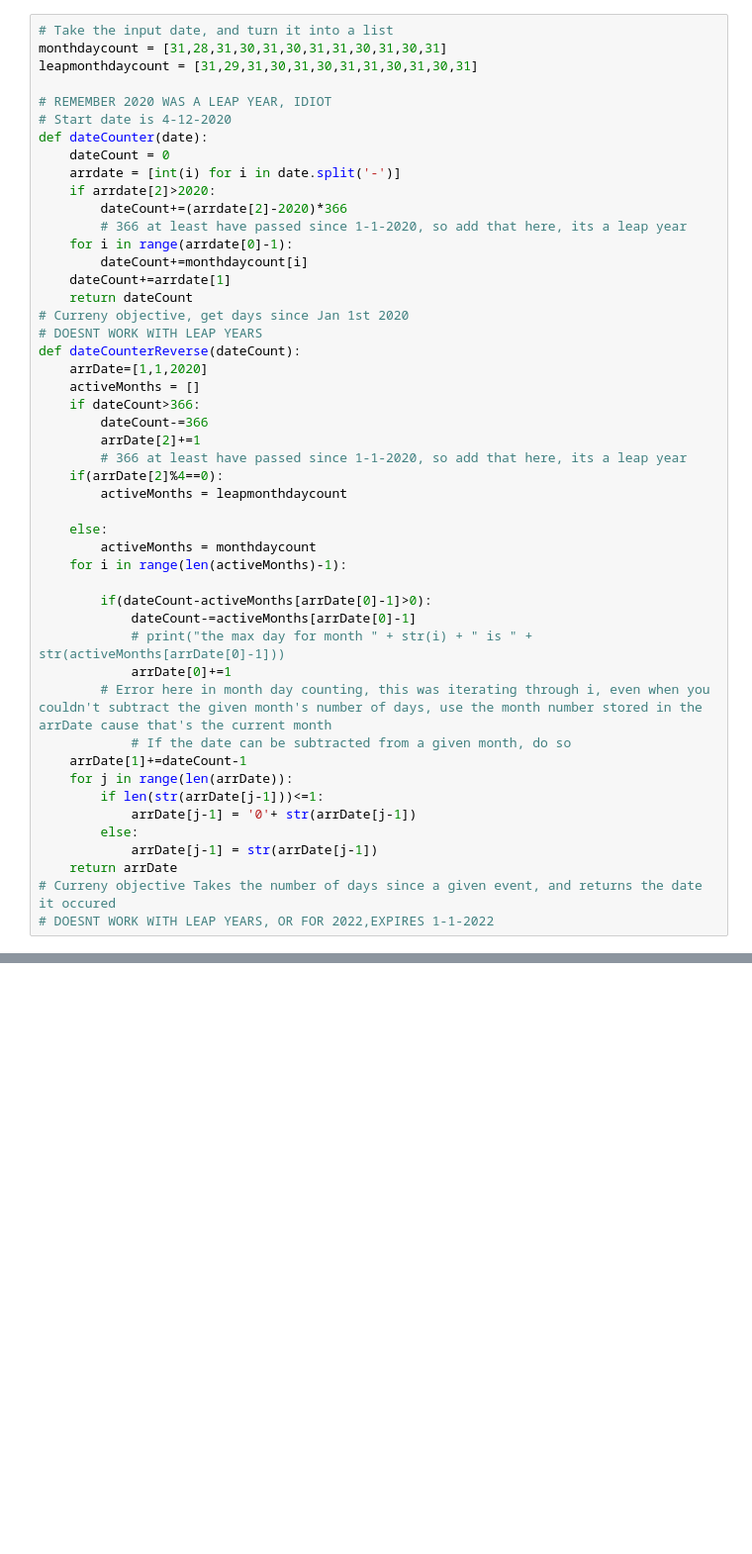
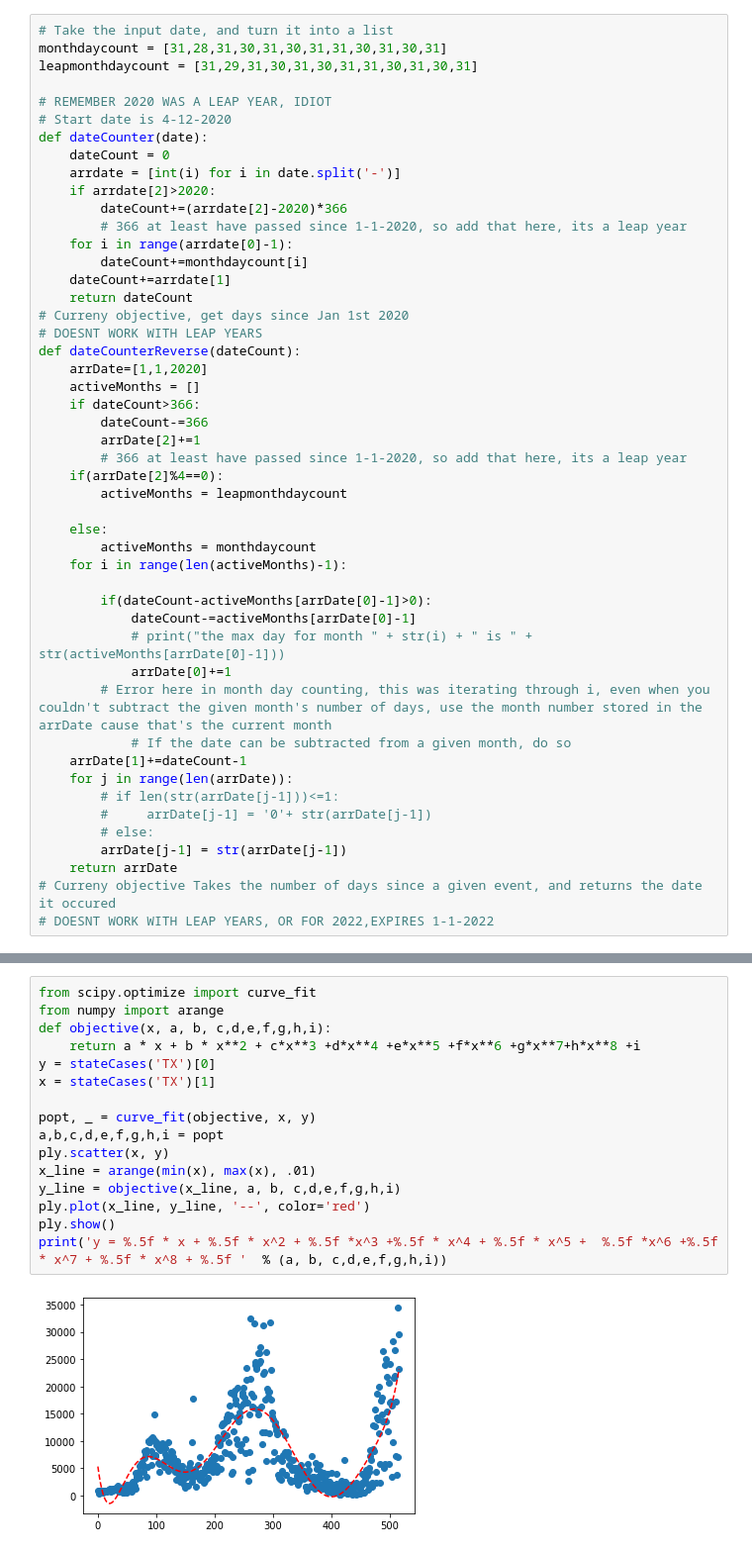
Before and after one commit to Azal-Amer/DataScienceTutorial, a Jupyter notebook: PandasCovidStateTracking/main.ipynb, the cells around one changed output, grey strips where cells are left out. Shown at 99% size. Cells and saved outputs as stored; diff of their text form; blank space fills up the shorter version.

```diff
--- a/PandasCovidStateTracking/main.ipynb
+++ b/PandasCovidStateTracking/main.ipynb
@@ -67,10 +39,10 @@ def dateCounterReverse(dateCount):
             # If the date can be subtracted from a given month, do so
     arrDate[1]+=dateCount-1
     for j in range(len(arrDate)):
-        if len(str(arrDate[j-1]))<=1:
-            arrDate[j-1] = '0'+ str(arrDate[j-1])
-        else:
-            arrDate[j-1] = str(arrDate[j-1])
+        # if len(str(arrDate[j-1]))<=1:
+        #     arrDate[j-1] = '0'+ str(arrDate[j-1])
+        # else:
+        arrDate[j-1] = str(arrDate[j-1])
     return arrDate
 # Curreny objective Takes the number of days since a given event, and returns the date it occured
 # DOESNT WORK WITH LEAP YEARS, OR FOR 2022,EXPIRES 1-1-2022
@@ -116,0 +93,18 @@ ply.plot(texasCases[0:512])
+# %%
+from scipy.optimize import curve_fit
+from numpy import arange
+def objective(x, a, b, c,d,e,f,g,h,i):
+	return a * x + b * x**2 + c*x**3 +d*x**4 +e*x**5 +f*x**6 +g*x**7+h*x**8 +i
+y = stateCases('TX')[0]
+x = stateCases('TX')[1]
+
+popt, _ = curve_fit(objective, x, y)
+a,b,c,d,e,f,g,h,i = popt
+ply.scatter(x, y)
+x_line = arange(min(x), max(x), .01)
+y_line = objective(x_line, a, b, c,d,e,f,g,h,i)
+ply.plot(x_line, y_line, '--', color='red')
+ply.show()
+print('y = %.5f * x + %.5f * x^2 + %.5f *x^3 +%.5f * x^4 + %.5f * x^5 +  %.5f *x^6 +%.5f * x^7 + %.5f * x^8 + %.5f '  % (a, b, c,d,e,f,g,h,i))
+# %% [output]
+[figure, added]
```
Also changed, not shown: parts of 10 cells of this notebook, 3 other files.
